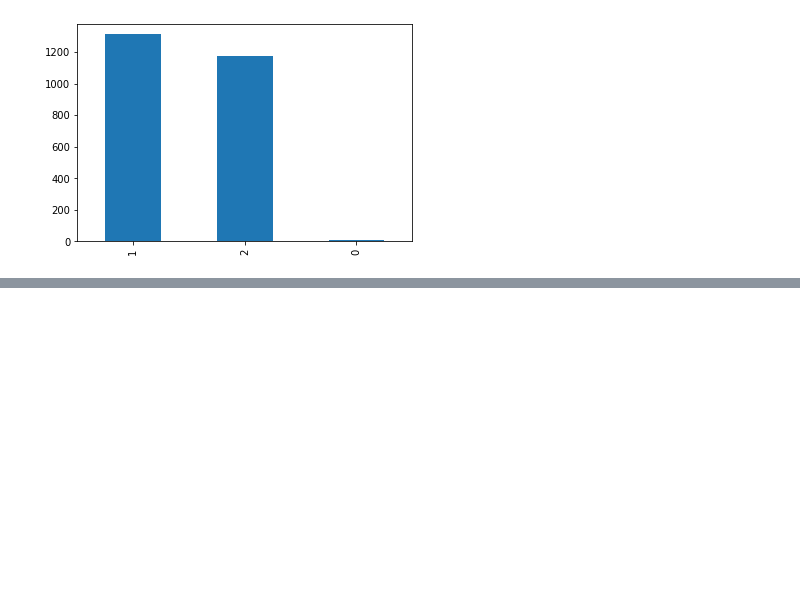
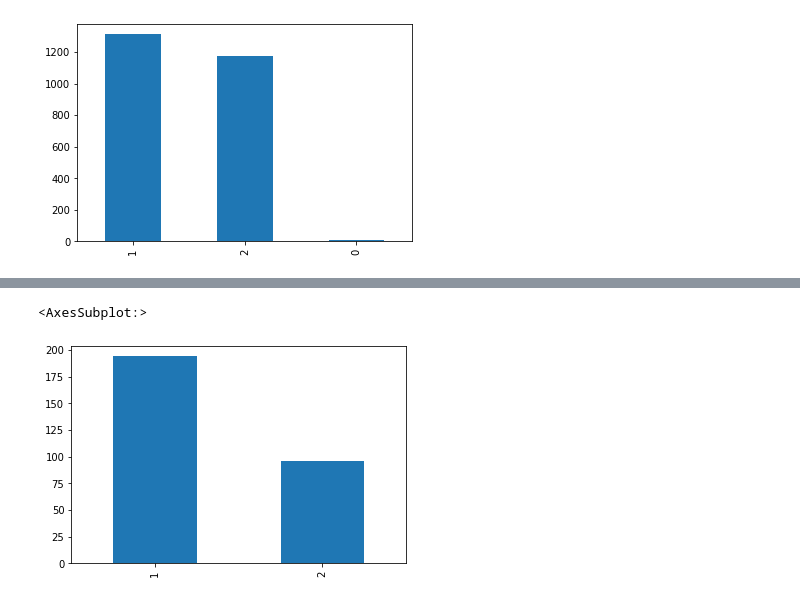
Before and after one commit to AshQTan/Capstone, a Jupyter notebook: AnalyzingResults.ipynb, the cells around one changed output, grey strips where cells are left out. Drawn from its saved outputs; the diff is of its cells as text; code cells hidden in the pictures; blank space fills up the shorter version.

```diff
--- a/AnalyzingResults.ipynb
+++ b/AnalyzingResults.ipynb
@@ -114,0 +120,5 @@ test_dataset[test_dataset["real_labels"]==2]["pred_labels"].value_counts().plot.
+# %%
+test_dataset[test_dataset["biaslabel"]=="Very Liberal"]["pred_labels"].value_counts().plot.bar()
+# %% [output]
+<AxesSubplot:>
+[figure, added]
```
Also changed, not shown: parts of 3 cells of this notebook, 2 other files.
